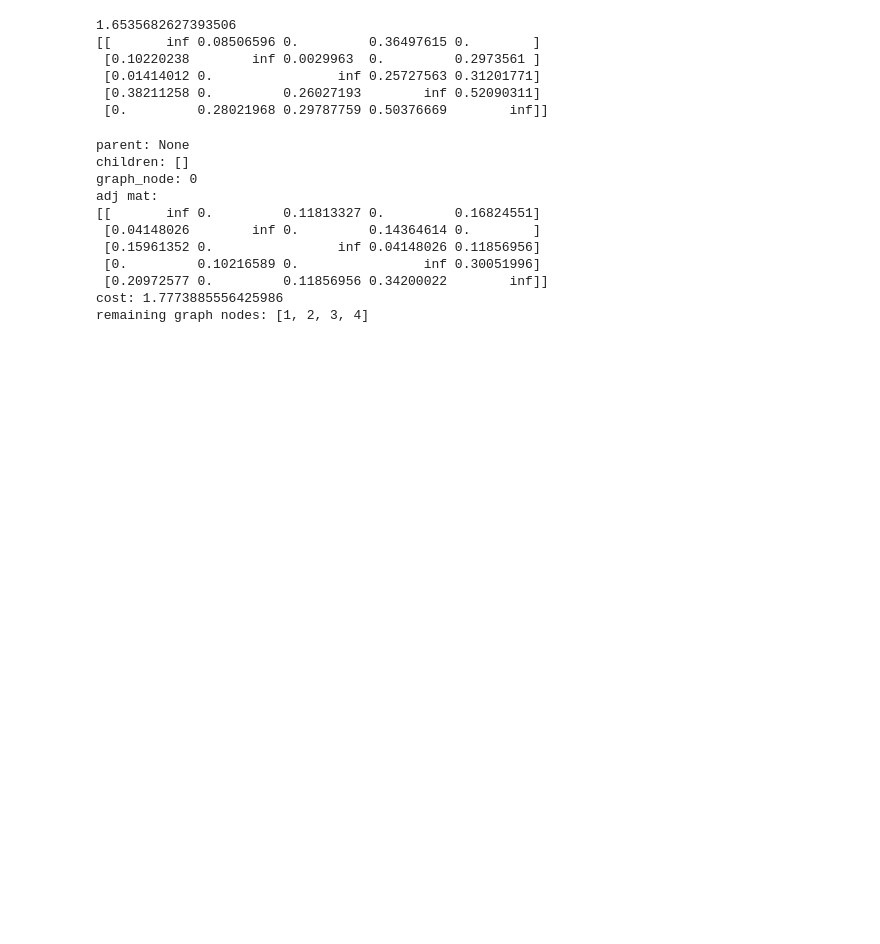
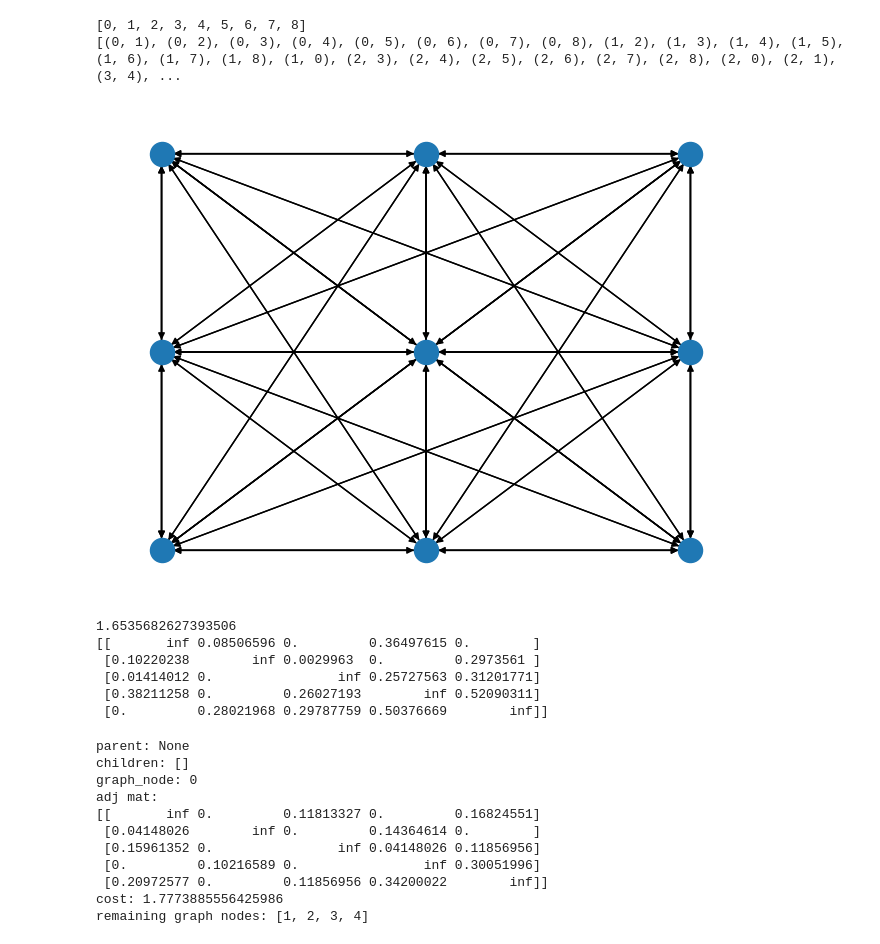
Before and after one commit to olincollege/directed-salesman, a Jupyter notebook: branch_n_bound.ipynb, the cells around one changed output. Drawn from its saved outputs; the diff is of its cells as text; code cells hidden in the pictures; blank space fills up the shorter version.

```diff
--- a/branch_n_bound.ipynb
+++ b/branch_n_bound.ipynb
@@ -16,3 +16,15 @@ print(rando_mat)
+# %%
+#graph = utils.circle_graph(20)
+#nx.draw(graph, nx.get_node_attributes(graph, 'pos'))
+
+rect = utils.rectangle_graph(3,3)
+nx.draw(rect, nx.get_node_attributes(rect, 'pos'))
+print(rect.nodes)
+print(rect.edges)
+# %% [output]
+[0, 1, 2, 3, 4, 5, 6, 7, 8]
+[(0, 1), (0, 2), (0, 3), (0, 4), (0, 5), (0, 6), (0, 7), (0, 8), (1, 2), (1, 3), (1, 4), (1, 5), (1, 6), (1, 7), (1, 8), (1, 0), (2, 3), (2, 4), (2, 5), (2, 6), (2, 7), (2, 8), (2, 0), (2, 1), (3, 4), ...
+[figure, added]
 # %%
 #print(rando_mat)
 #nx.draw(rando)
```
Also changed, not shown: parts of 2 cells of this notebook, 1 other file.
